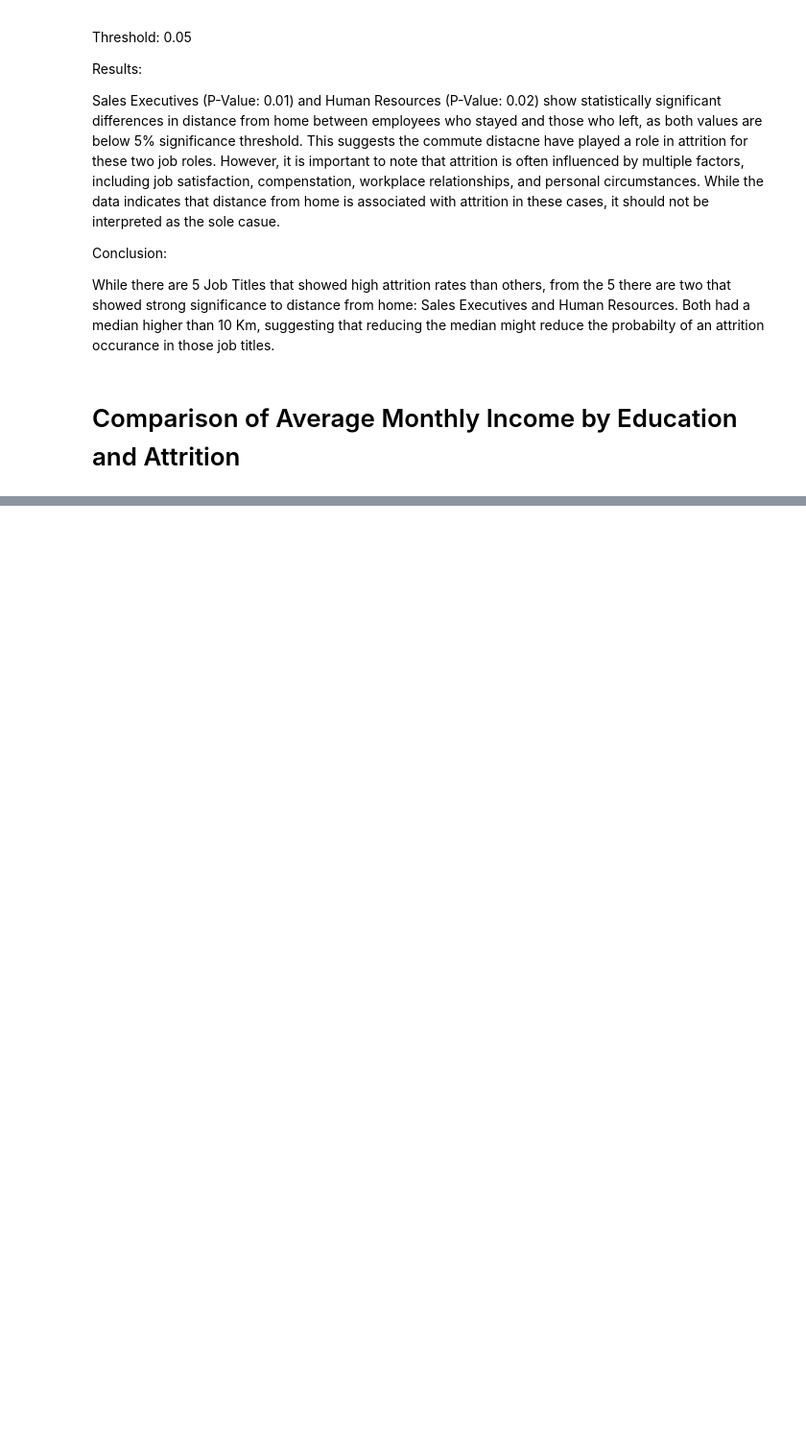
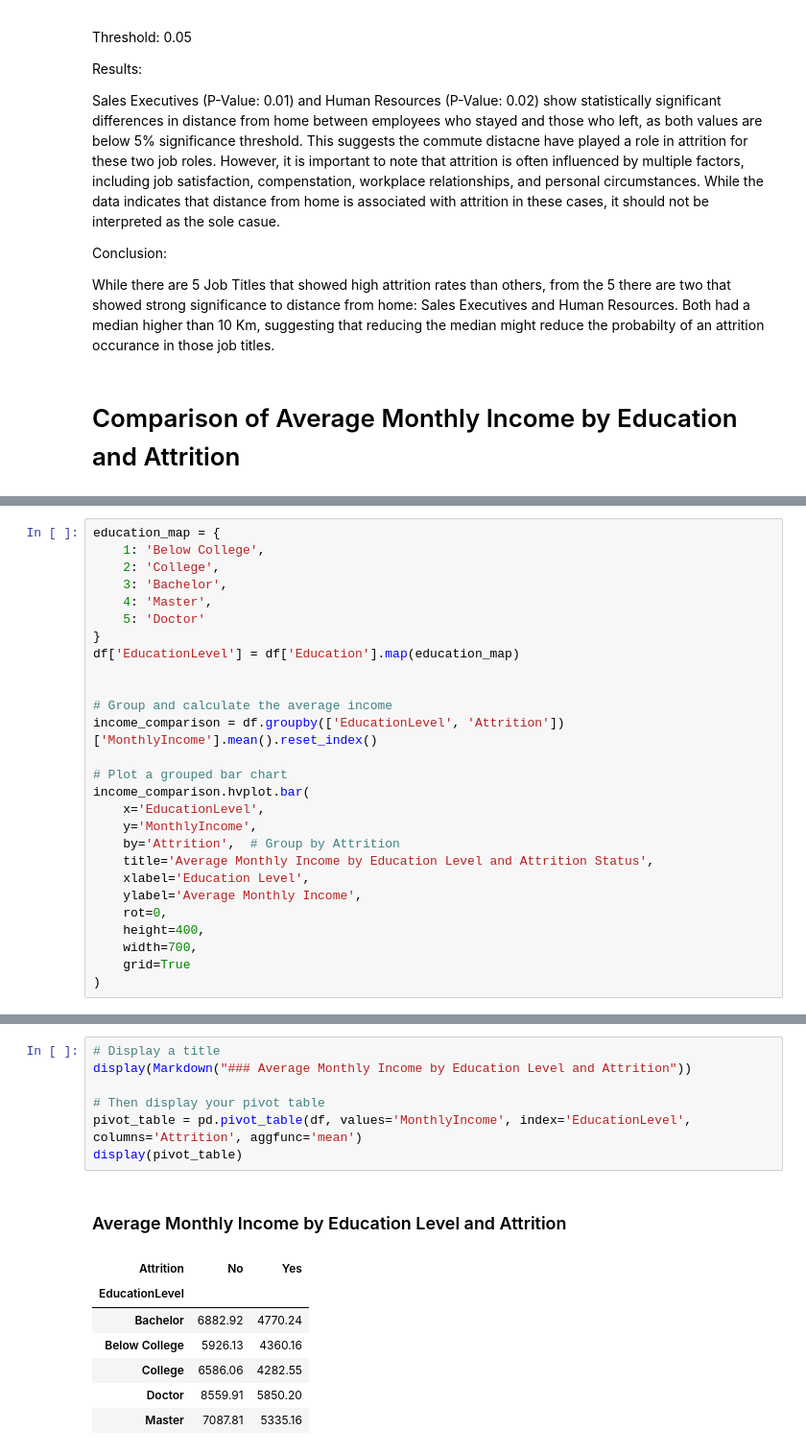
Before and after one commit to matandaniely/HR_Analytics, a Jupyter notebook: main.ipynb, the cells around one changed output, grey strips where cells are left out. Shown: that part at 96% size. Cells and saved outputs as stored; diff of their text form; blank space fills up the shorter version.

```diff
--- a/main.ipynb
+++ b/main.ipynb
@@ -551,0 +594,27 @@ df_In_Ed
+# %%
+education_map = {
+    1: 'Below College',
+    2: 'College',
+    3: 'Bachelor',
+    4: 'Master',
+    5: 'Doctor'
+}
+df['EducationLevel'] = df['Education'].map(education_map)
+
+
+# Group and calculate the average income
+income_comparison = df.groupby(['EducationLevel', 'Attrition'])['MonthlyIncome'].mean().reset_index()
+
+# Plot a grouped bar chart
+income_comparison.hvplot.bar(
+    x='EducationLevel',
+    y='MonthlyIncome',
+    by='Attrition',  # Group by Attrition
+    title='Average Monthly Income by Education Level and Attrition Status',
+    xlabel='Education Level',
+    ylabel='Average Monthly Income',
+    rot=0,
+    height=400,
+    width=700,
+    grid=True
+)
@@ -551,0 +623,16 @@ df_In_Ed
+# %%
+# Display a title
+display(Markdown("### Average Monthly Income by Education Level and Attrition"))
+
+# Then display your pivot table
+pivot_table = pd.pivot_table(df, values='MonthlyIncome', index='EducationLevel', columns='Attrition', aggfunc='mean')
+display(pivot_table)
+# %% [output]
+### Average Monthly Income by Education Level and Attrition
+| Attrition | No | Yes |
+| EducationLevel |  |  |
+| Bachelor | 6882.92 | 4770.24 |
+| Below College | 5926.13 | 4360.16 |
+| College | 6586.06 | 4282.55 |
+| Doctor | 8559.91 | 5850.20 |
+| Master | 7087.81 | 5335.16 |
```
Also changed, not shown: parts of 9 cells of this notebook.
